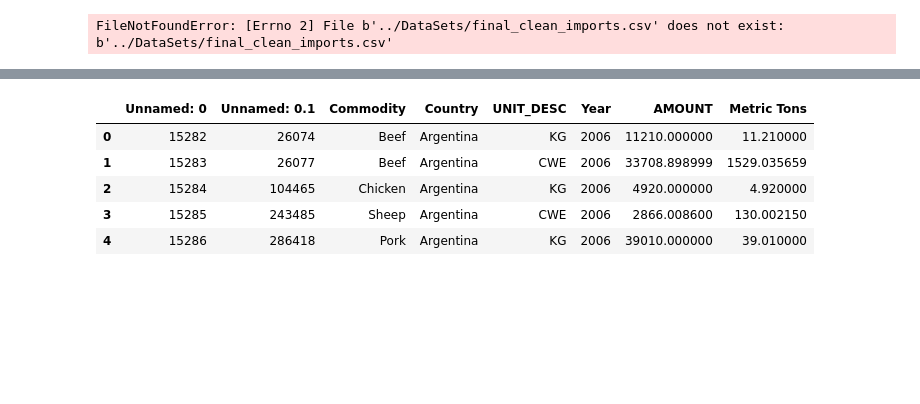
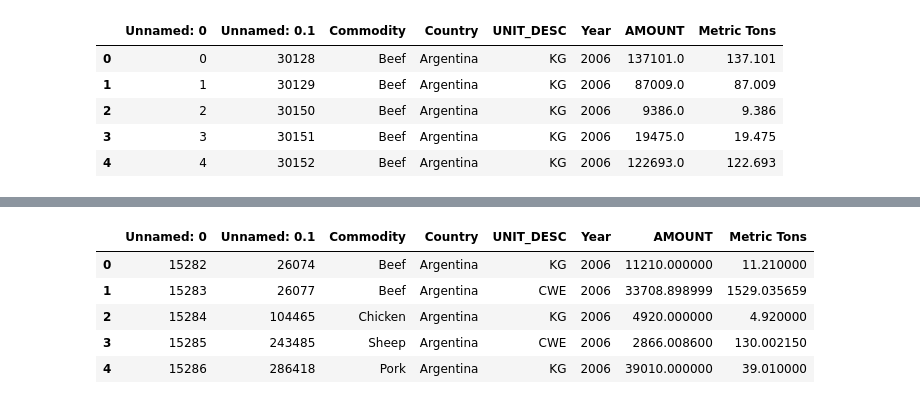
Before and after one commit to cmboone2005/Project1, a Jupyter notebook: DataSets/ImportExport_Countries.ipynb, the cells around one changed output, grey strips where cells are left out. Drawn from its saved outputs; the diff is of its cells as text; code cells hidden in the pictures; blank space fills up the shorter version.

```diff
--- a/Import_Export_Countries.ipynb
+++ b/DataSets/ImportExport_Countries.ipynb
@@ -7,14 +7,19 @@ from matplotlib.pyplot import figure
 import seaborn as sns
 # %%
 # load in datasets
-conversion_new_load_import = "DataSets/final_clean_imports.csv"
-conversion_new_load_export = "DataSets/final_clean_exports.csv"
+conversion_new_load_import = "../ToGrade/Data_Sets/final_clean_imports.csv"
+conversion_new_load_export = "../ToGrade/Data_Sets/final_clean_exports.csv"
 
 # read in csv
 new_import_df = pd.read_csv(conversion_new_load_import)
 new_export_df = pd.read_csv(conversion_new_load_export)
 
 # see if it works
 new_import_df.head()
 # %% [output]
-FileNotFoundError: [Errno 2] File b'../DataSets/final_clean_imports.csv' does not exist: b'../DataSets/final_clean_imports.csv'
+|  | Unnamed: 0 | Unnamed: 0.1 | Commodity | Country | UNIT_DESC | Year | AMOUNT | Metric Tons |
+| 0 | 0 | 30128 | Beef | Argentina | KG | 2006 | 137101.0 | 137.101 |
+| 1 | 1 | 30129 | Beef | Argentina | KG | 2006 | 87009.0 | 87.009 |
+| 2 | 2 | 30150 | Beef | Argentina | KG | 2006 | 9386.0 | 9.386 |
+| 3 | 3 | 30151 | Beef | Argentina | KG | 2006 | 19475.0 | 19.475 |
+| 4 | 4 | 30152 | Beef | Argentina | KG | 2006 | 122693.0 | 122.693 |
```
Also changed, not shown: parts of 2 cells of this notebook, 38 other files.
